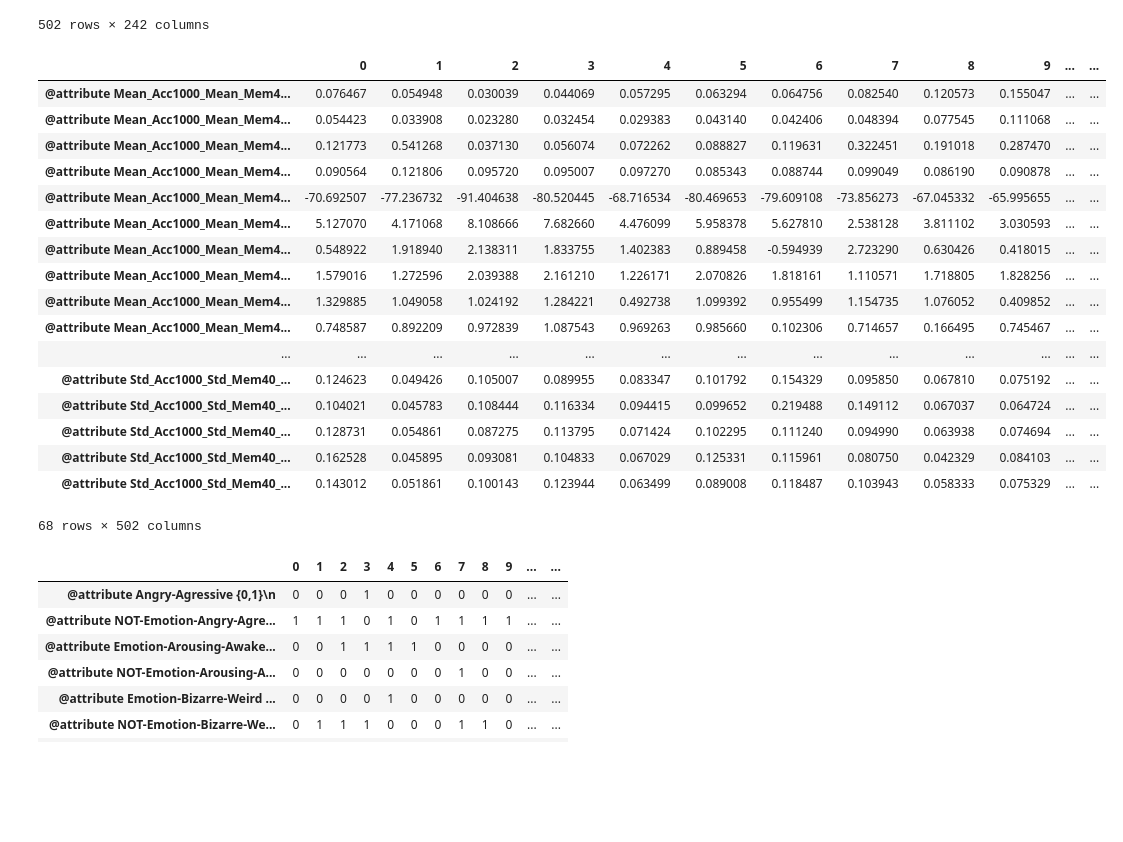
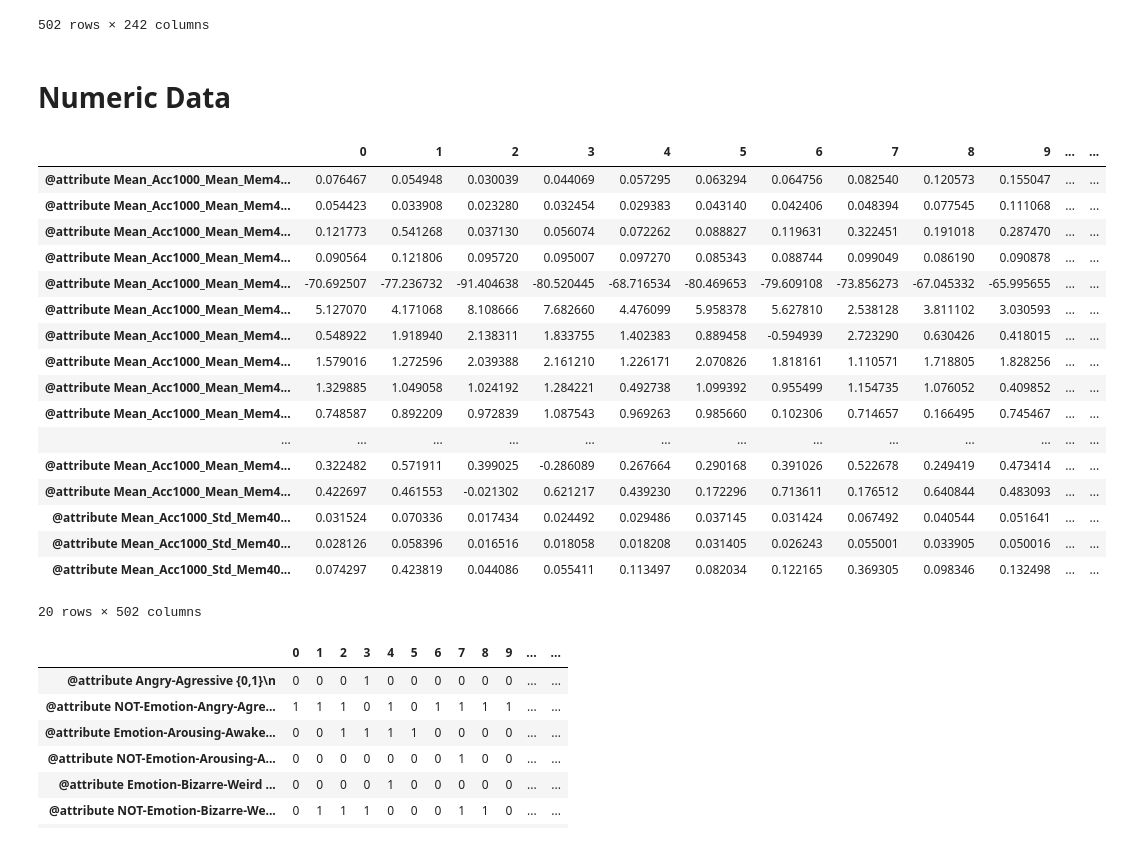
Before and after one commit to yzhaobk/CAL500, a Jupyter notebook: data_show.ipynb, the cells around one changed output. Cells and saved outputs as stored; diff of their text form; code cells hidden in the pictures; blank space fills up the shorter version.

```diff
--- a/data_show.ipynb
+++ b/data_show.ipynb
@@ -31,28 +31,30 @@ df_orgin
 502 rows × 242 columns
 # %%
 dfT = df_orgin.T
+# %% [markdown]
+# Numeric Data
 # %%
 df_numeric = dfT[0:68]
-df_numeric
+df_numeric.head(20)
 # %% [output]
 |  | 0 | 1 | 2 | 3 | 4 | 5 | 6 | 7 | 8 | 9 | ... | ... |
 | @attribute Mean_Acc1000_Mean_Mem4... | 0.076467 | 0.054948 | 0.030039 | 0.044069 | 0.057295 | 0.063294 | 0.064756 | 0.082540 | 0.120573 | 0.155047 | ... | ... |
 | @attribute Mean_Acc1000_Mean_Mem4... | 0.054423 | 0.033908 | 0.023280 | 0.032454 | 0.029383 | 0.043140 | 0.042406 | 0.048394 | 0.077545 | 0.111068 | ... | ... |
 | @attribute Mean_Acc1000_Mean_Mem4... | 0.121773 | 0.541268 | 0.037130 | 0.056074 | 0.072262 | 0.088827 | 0.119631 | 0.322451 | 0.191018 | 0.287470 | ... | ... |
 | @attribute Mean_Acc1000_Mean_Mem4... | 0.090564 | 0.121806 | 0.095720 | 0.095007 | 0.097270 | 0.085343 | 0.088744 | 0.099049 | 0.086190 | 0.090878 | ... | ... |
 | @attribute Mean_Acc1000_Mean_Mem4... | -70.692507 | -77.236732 | -91.404638 | -80.520445 | -68.716534 | -80.469653 | -79.609108 | -73.856273 | -67.045332 | -65.995655 | ... | ... |
 | @attribute Mean_Acc1000_Mean_Mem4... | 5.127070 | 4.171068 | 8.108666 | 7.682660 | 4.476099 | 5.958378 | 5.627810 | 2.538128 | 3.811102 | 3.030593 | ... | ... |
 | @attribute Mean_Acc1000_Mean_Mem4... | 0.548922 | 1.918940 | 2.138311 | 1.833755 | 1.402383 | 0.889458 | -0.594939 | 2.723290 | 0.630426 | 0.418015 | ... | ... |
 | @attribute Mean_Acc1000_Mean_Mem4... | 1.579016 | 1.272596 | 2.039388 | 2.161210 | 1.226171 | 2.070826 | 1.818161 | 1.110571 | 1.718805 | 1.828256 | ... | ... |
 | @attribute Mean_Acc1000_Mean_Mem4... | 1.329885 | 1.049058 | 1.024192 | 1.284221 | 0.492738 | 1.099392 | 0.955499 | 1.154735 | 1.076052 | 0.409852 | ... | ... |
 | @attribute Mean_Acc1000_Mean_Mem4... | 0.748587 | 0.892209 | 0.972839 | 1.087543 | 0.969263 | 0.985660 | 0.102306 | 0.714657 | 0.166495 | 0.745467 | ... | ... |
 | ... | ... | ... | ... | ... | ... | ... | ... | ... | ... | ... | ... | ... |
-| @attribute Std_Acc1000_Std_Mem40_... | 0.124623 | 0.049426 | 0.105007 | 0.089955 | 0.083347 | 0.101792 | 0.154329 | 0.095850 | 0.067810 | 0.075192 | ... | ... |
-| @attribute Std_Acc1000_Std_Mem40_... | 0.104021 | 0.045783 | 0.108444 | 0.116334 | 0.094415 | 0.099652 | 0.219488 | 0.149112 | 0.067037 | 0.064724 | ... | ... |
-| @attribute Std_Acc1000_Std_Mem40_... | 0.128731 | 0.054861 | 0.087275 | 0.113795 | 0.071424 | 0.102295 | 0.111240 | 0.094990 | 0.063938 | 0.074694 | ... | ... |
-| @attribute Std_Acc1000_Std_Mem40_... | 0.162528 | 0.045895 | 0.093081 | 0.104833 | 0.067029 | 0.125331 | 0.115961 | 0.080750 | 0.042329 | 0.084103 | ... | ... |
-| @attribute Std_Acc1000_Std_Mem40_... | 0.143012 | 0.051861 | 0.100143 | 0.123944 | 0.063499 | 0.089008 | 0.118487 | 0.103943 | 0.058333 | 0.075329 | ... | ... |
+| @attribute Mean_Acc1000_Mean_Mem4... | 0.322482 | 0.571911 | 0.399025 | -0.286089 | 0.267664 | 0.290168 | 0.391026 | 0.522678 | 0.249419 | 0.473414 | ... | ... |
+| @attribute Mean_Acc1000_Mean_Mem4... | 0.422697 | 0.461553 | -0.021302 | 0.621217 | 0.439230 | 0.172296 | 0.713611 | 0.176512 | 0.640844 | 0.483093 | ... | ... |
+| @attribute Mean_Acc1000_Std_Mem40... | 0.031524 | 0.070336 | 0.017434 | 0.024492 | 0.029486 | 0.037145 | 0.031424 | 0.067492 | 0.040544 | 0.051641 | ... | ... |
+| @attribute Mean_Acc1000_Std_Mem40... | 0.028126 | 0.058396 | 0.016516 | 0.018058 | 0.018208 | 0.031405 | 0.026243 | 0.055001 | 0.033905 | 0.050016 | ... | ... |
+| @attribute Mean_Acc1000_Std_Mem40... | 0.074297 | 0.423819 | 0.044086 | 0.055411 | 0.113497 | 0.082034 | 0.122165 | 0.369305 | 0.098346 | 0.132498 | ... | ... |
-68 rows × 502 columns
+20 rows × 502 columns
 # %%
 df_binary = dfT[68:]
 df_binary.astype(int)
```
Also changed, not shown: parts of 17 cells of this notebook, 6 other files.
